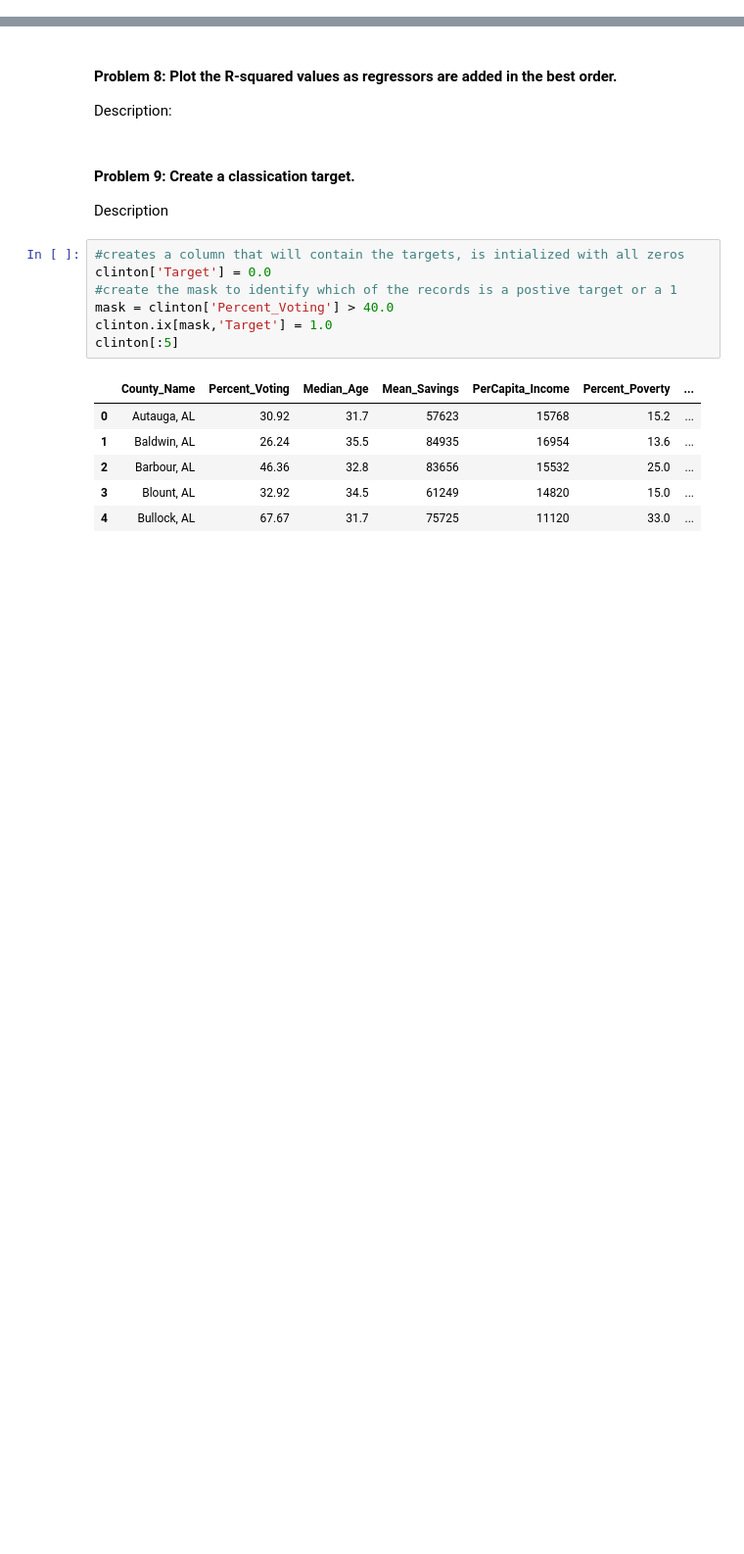
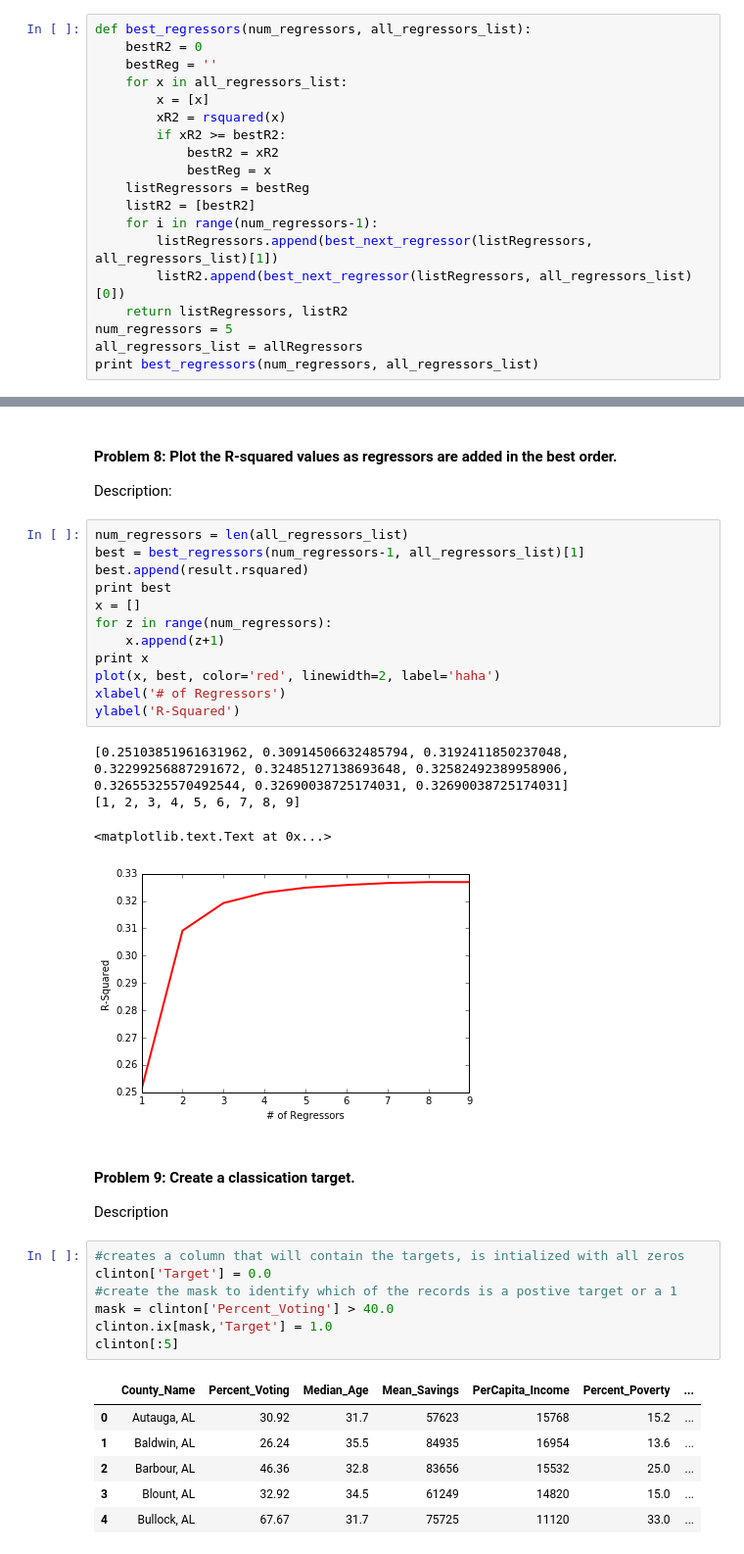
Before and after one commit to albertmata93/assignment_3, a Jupyter notebook: HW3_Balderas_Escudero_Li_Mata_Vanegas.ipynb, the cells around one changed output, grey strips where cells are left out. Shown: that part at 98% size. Cells and saved outputs as stored; diff of their text form; blank space fills up the shorter version.

```diff
--- a/HW3_Balderas_Escudero_Li_Mata_Vanegas.ipynb
+++ b/HW3_Balderas_Escudero_Li_Mata_Vanegas.ipynb
@@ -121,3 +147,22 @@ Description:
 # %% [markdown]
 #### Problem 6: Pick the K-best regressors
 Description:
+# %%
+def best_regressors(num_regressors, all_regressors_list):
+    bestR2 = 0
+    bestReg = ''
+    for x in all_regressors_list:
+    	x = [x]
+        xR2 = rsquared(x)
+    	if xR2 >= bestR2:
+    		bestR2 = xR2
+    		bestReg = x
+    listRegressors = bestReg
+    listR2 = [bestR2]
+    for i in range(num_regressors-1):
+    	listRegressors.append(best_next_regressor(listRegressors, all_regressors_list)[1])
+    	listR2.append(best_next_regressor(listRegressors, all_regressors_list)[0])
+    return listRegressors, listR2
+num_regressors = 5
+all_regressors_list = allRegressors
+print best_regressors(num_regressors, all_regressors_list)
@@ -127,6 +183,23 @@ Description:
 # %% [markdown]
 #### Problem 8: Plot the R-squared values as regressors are added in the best order.
 Description:
+# %%
+num_regressors = len(all_regressors_list)
+best = best_regressors(num_regressors-1, all_regressors_list)[1]
+best.append(result.rsquared)
+print best
+x = []
+for z in range(num_regressors):
+    x.append(z+1)
+print x
+plot(x, best, color='red', linewidth=2, label='haha')
+xlabel('# of Regressors')
+ylabel('R-Squared')
+# %% [output]
+[0.25103851961631962, 0.30914506632485794, 0.3192411850237048, 0.32299256887291672, 0.32485127138693648, 0.32582492389958906, 0.32655325570492544, 0.32690038725174031, 0.32690038725174031]
+[1, 2, 3, 4, 5, 6, 7, 8, 9]
+<matplotlib.text.Text at 0x...>
+[figure, added]
 # %% [markdown]
 #### Problem 9: Create a classication target.
 Description
```
Also changed, not shown: parts of 6 cells of this notebook.
